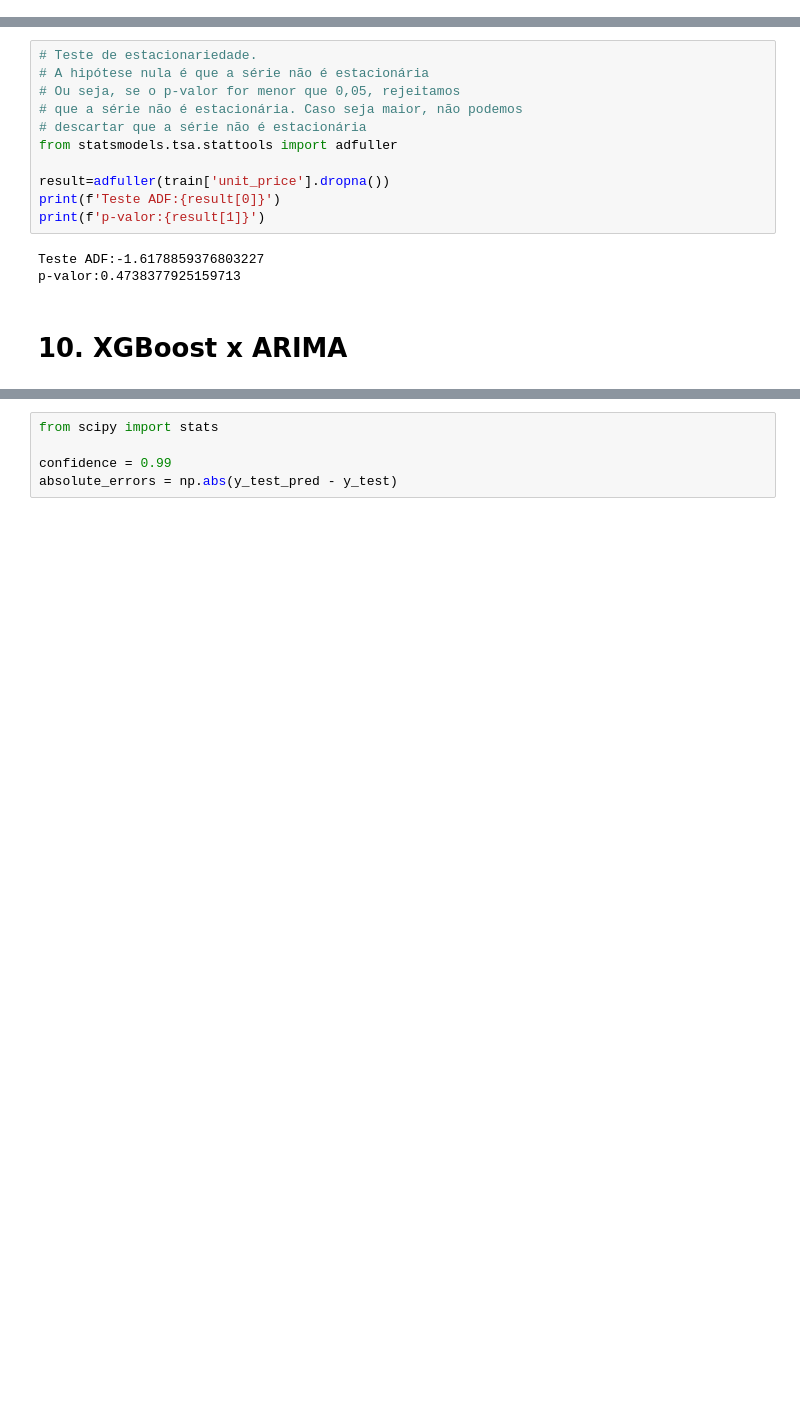
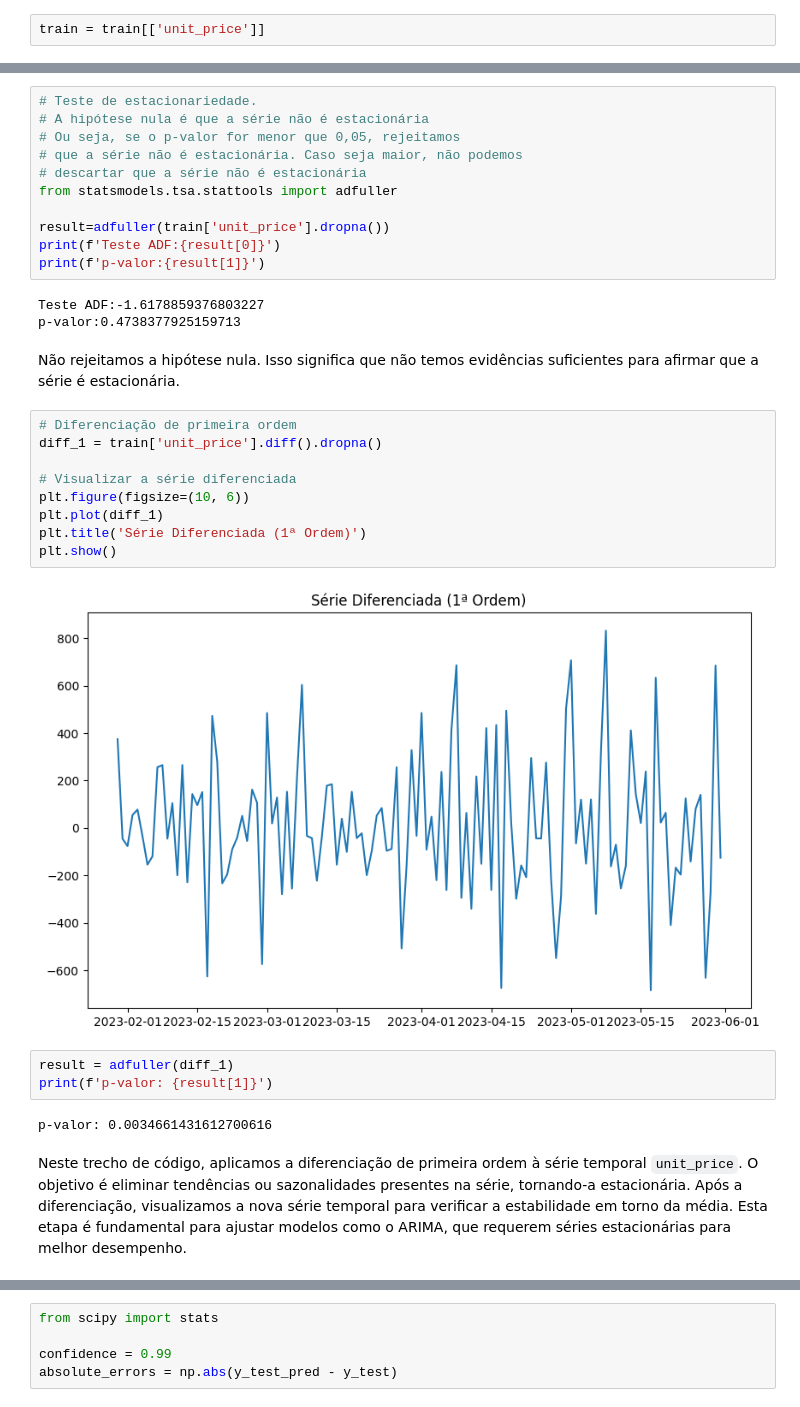
Before and after one commit to deborabmfreitas/coffee-shop-sales-prediction, a Jupyter notebook: coffee-shop-sales-prediction.ipynb, the cells around one changed output, grey strips where cells are left out. Drawn from its saved outputs; the diff is of its cells as text; blank space fills up the shorter version.

Commit message:
testes iniciais com o arima

```diff
--- a/coffee-shop-sales-prediction.ipynb
+++ b/coffee-shop-sales-prediction.ipynb
@@ -693,6 +698,8 @@ train['transaction_date'] = pd.to_datetime(train['transaction_date'])
 
 # Definir a coluna transaction_date como índice
 train.set_index('transaction_date', inplace=True)
+# %%
+train = train[['unit_price']]
 # %%
 # Verifique se a coluna de interesse (por exemplo, 'amount') está no formato numérico
 train['unit_price'] = pd.to_numeric(train['unit_price'], errors='coerce')
@@ -719,5 +726,23 @@ print(f'p-valor:{result[1]}')
 # %% [output]
 Teste ADF:-1.6178859376803227
 p-valor:0.4738377925159713
-# %% [markdown]
-# 10. XGBoost x ARIMA
+# %% [markdown]
+Não rejeitamos a hipótese nula. Isso significa que não temos evidências suficientes para afirmar que a série é estacionária.
+# %%
+# Diferenciação de primeira ordem
+diff_1 = train['unit_price'].diff().dropna()
+
+# Visualizar a série diferenciada
+plt.figure(figsize=(10, 6))
+plt.plot(diff_1)
+plt.title('Série Diferenciada (1ª Ordem)')
+plt.show()
+# %% [output]
+[figure, added]
+# %%
+result = adfuller(diff_1)
+print(f'p-valor: {result[1]}')
+# %% [output]
+p-valor: 0.0034661431612700616
+# %% [markdown]
+Neste trecho de código, aplicamos a diferenciação de primeira ordem à série temporal `unit_price`. O objetivo é eliminar tendências ou sazonalidades presentes na série, tornando-a estacionária. Após a diferenciação, visualizamos a nova série temporal para verificar a estabilidade em torno da média. Esta etapa é fundamental para ajustar modelos como o ARIMA, que requerem séries estacionárias para melhor desempenho.
```
Also changed, not shown: parts of 14 cells of this notebook.
